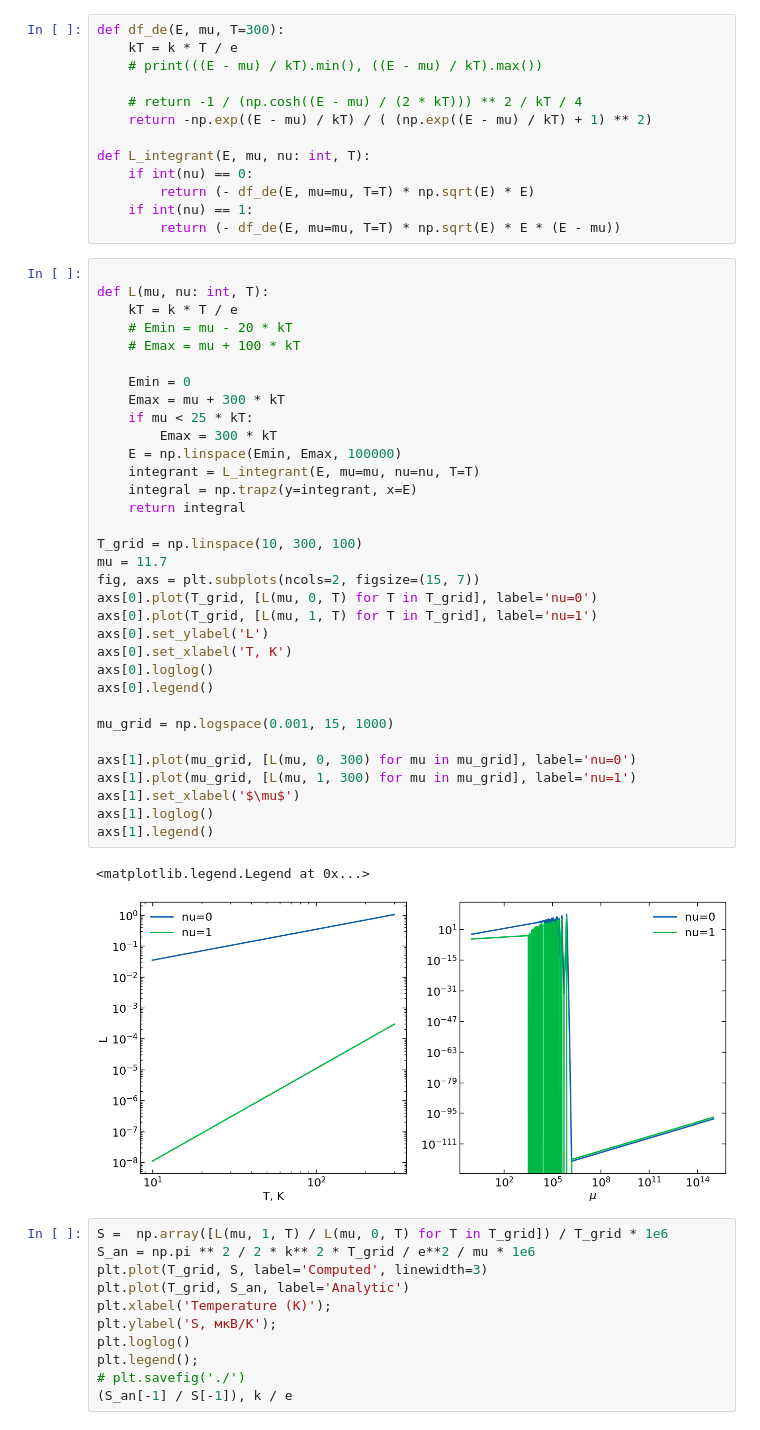
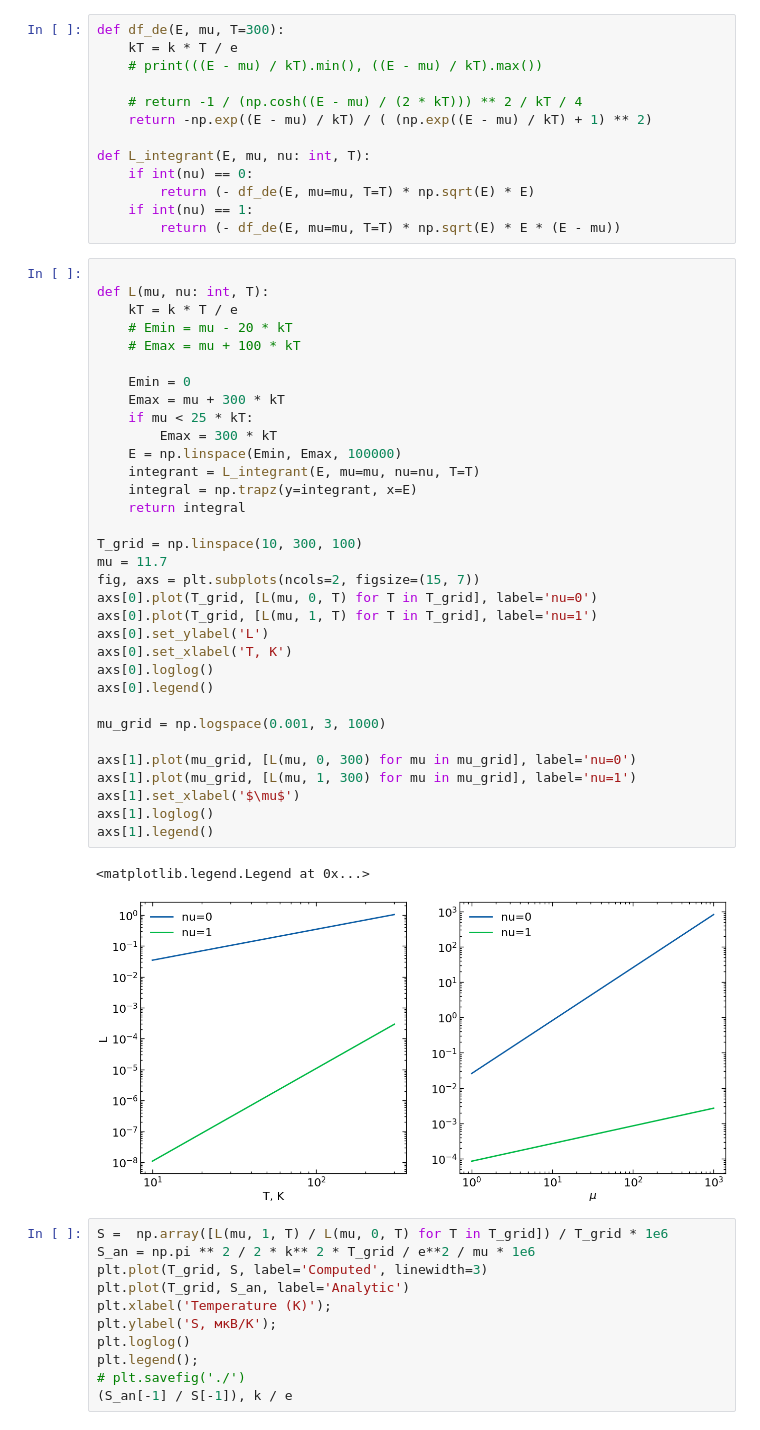
Before and after one commit to Masvelll/SolidPhys2025, a Jupyter notebook: Zeebeck/main.ipynb, the cells around one changed output. Drawn from its saved outputs; the diff is of its cells as text.

Commit message:
one graph updade

```diff
--- a/Zeebeck/main.ipynb
+++ b/Zeebeck/main.ipynb
@@ -26,35 +26,35 @@ def L(mu, nu: int, T):
     # Emin = mu - 20 * kT
     # Emax = mu + 100 * kT
 
     Emin = 0
     Emax = mu + 300 * kT
     if mu < 25 * kT:
         Emax = 300 * kT
     E = np.linspace(Emin, Emax, 100000)
     integrant = L_integrant(E, mu=mu, nu=nu, T=T)
     integral = np.trapz(y=integrant, x=E)
     return integral
 
 T_grid = np.linspace(10, 300, 100)
 mu = 11.7
 fig, axs = plt.subplots(ncols=2, figsize=(15, 7))
 axs[0].plot(T_grid, [L(mu, 0, T) for T in T_grid], label='nu=0')
 axs[0].plot(T_grid, [L(mu, 1, T) for T in T_grid], label='nu=1')
 axs[0].set_ylabel('L')
 axs[0].set_xlabel('T, K')
 axs[0].loglog()
 axs[0].legend()
 
-mu_grid = np.logspace(0.001, 15, 1000)
+mu_grid = np.logspace(0.001, 3, 1000)
 
 axs[1].plot(mu_grid, [L(mu, 0, 300) for mu in mu_grid], label='nu=0')
 axs[1].plot(mu_grid, [L(mu, 1, 300) for mu in mu_grid], label='nu=1')
 axs[1].set_xlabel('$\mu$')
 axs[1].loglog()
 axs[1].legend()
 # %% [output]
 <matplotlib.legend.Legend at 0x...>
-[figure, old version]
+[figure, new version]
 # %%
 S =  np.array([L(mu, 1, T) / L(mu, 0, T) for T in T_grid]) / T_grid * 1e6
 S_an = np.pi ** 2 / 2 * k** 2 * T_grid / e**2 / mu * 1e6
```
